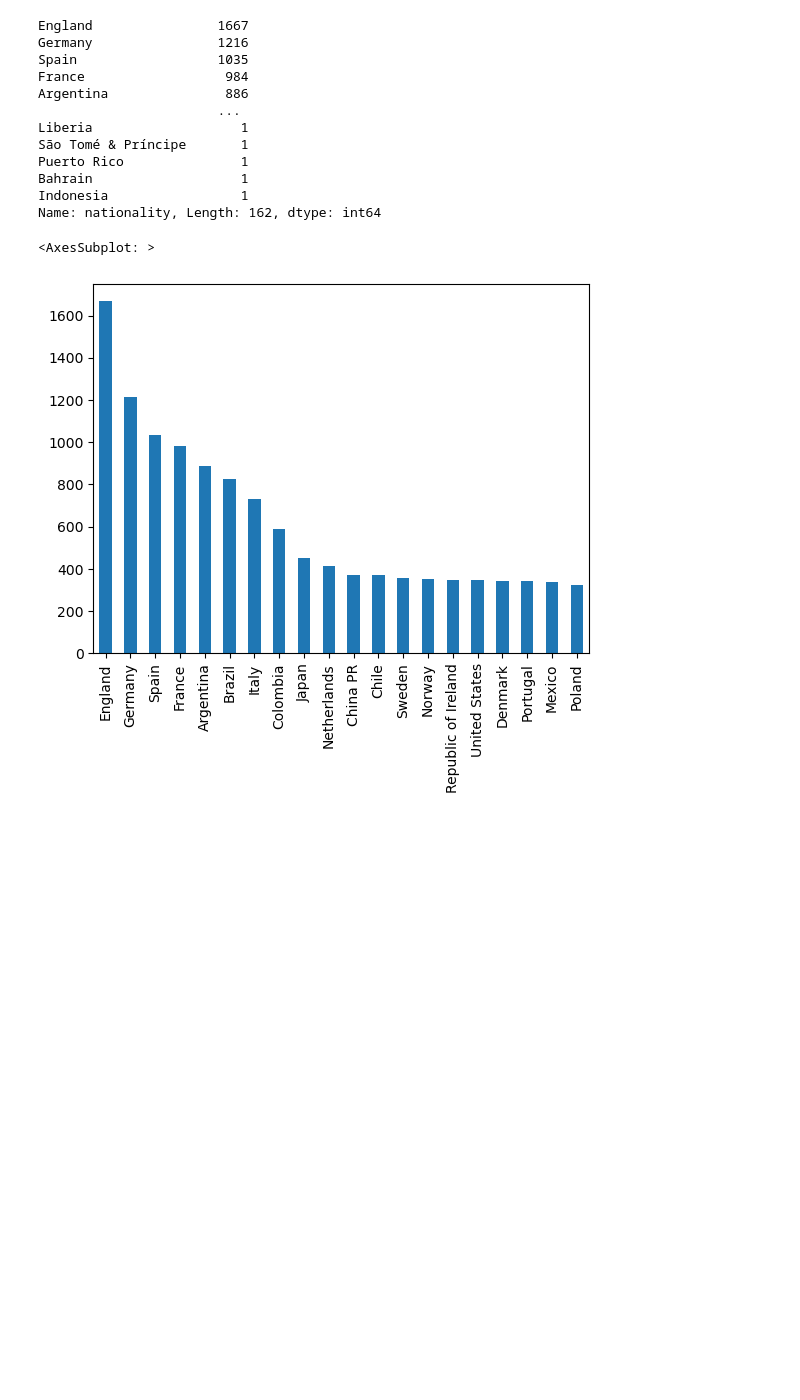
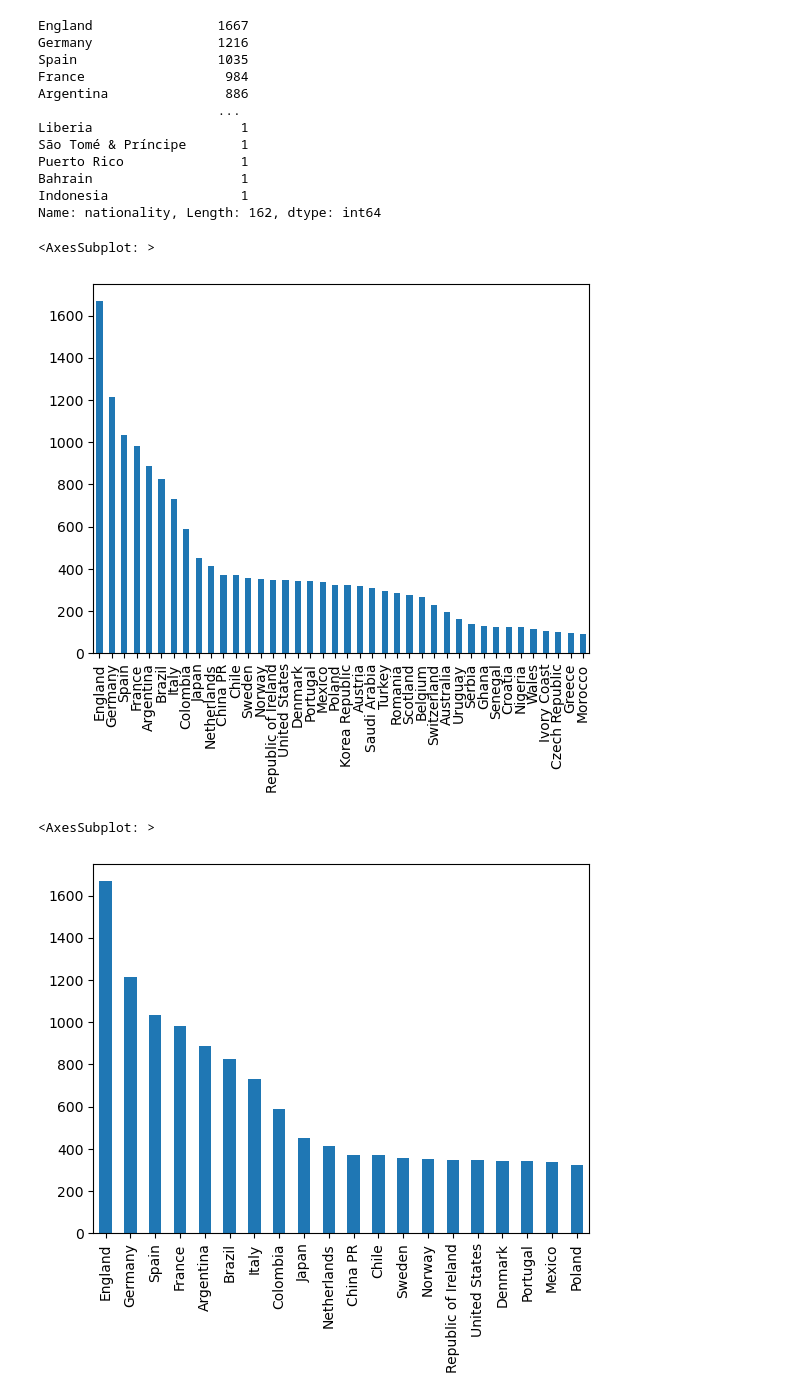
Before and after one commit to pal-dev-labs/Artificial-Intelligence-with-Python, a Jupyter notebook: 6-Pandas-part2.ipynb, the cells around one changed output. Drawn from its saved outputs; the diff is of its cells as text; code cells hidden in the pictures; blank space fills up the shorter version.

```diff
--- a/6-Pandas-part2.ipynb
+++ b/6-Pandas-part2.ipynb
@@ -127,6 +203,11 @@ Puerto Rico               1
 Bahrain                   1
 Indonesia                 1
 Name: nationality, Length: 162, dtype: int64
+# %%
+giocatori_nazione[0:40].plot.bar()
+# %% [output]
+<AxesSubplot: >
+[figure, added]
 # %%
 giocatori_nazione[0:20].plot.bar()
 # %% [output]
```
Also changed, not shown: parts of 26 cells of this notebook, 2 other files.
